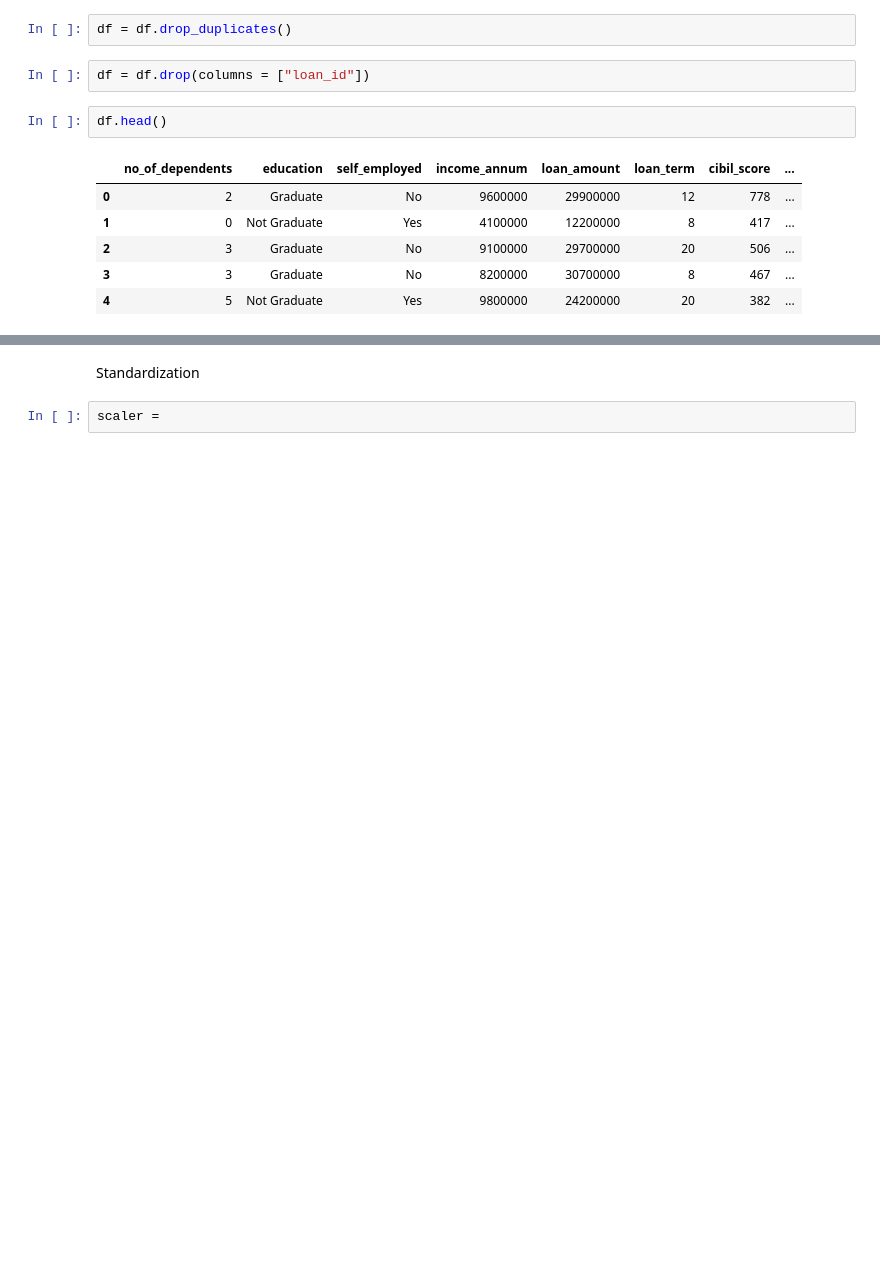
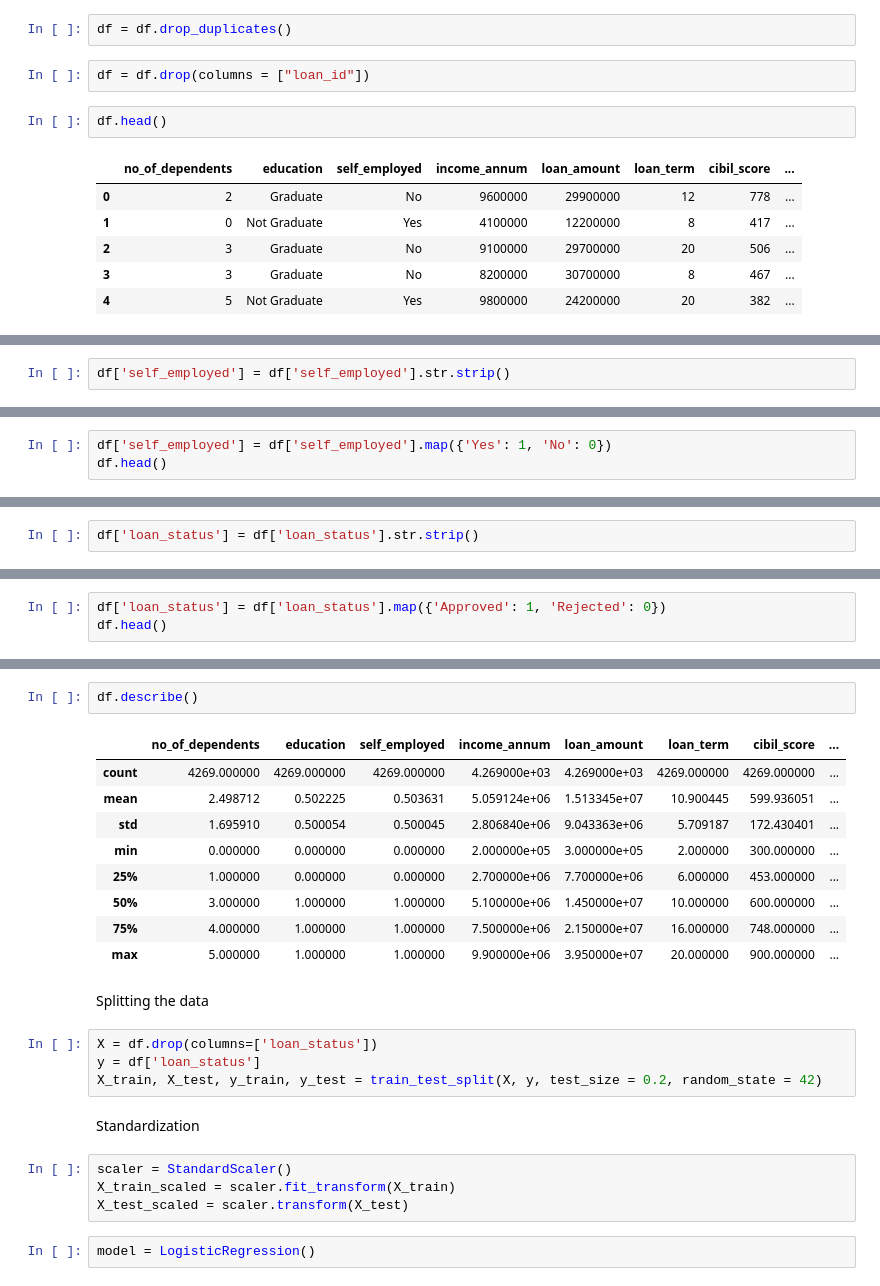
Before and after one commit to TarunaBV/Loan-Approval-Prediction, a Jupyter notebook: prediction.ipynb, the cells around one changed output, grey strips where cells are left out. Cells and saved outputs as stored; diff of their text form; blank space fills up the shorter version.

```diff
--- a/prediction.ipynb
+++ b/prediction.ipynb
@@ -73,0 +101,2 @@ df = df
+# %%
+df['self_employed'] = df['self_employed'].str.strip()
@@ -73,0 +107,3 @@ df = df
+# %%
+df['self_employed'] = df['self_employed'].map({'Yes': 1, 'No': 0})
+df.head()
@@ -73,0 +121,2 @@ df = df
+# %%
+df['loan_status'] = df['loan_status'].str.strip()
@@ -73,0 +127,3 @@ df = df
+# %%
+df['loan_status'] = df['loan_status'].map({'Approved': 1, 'Rejected': 0})
+df.head()
@@ -74,4 +137,26 @@ df = df
+# %%
+df.describe()
+# %% [output]
+|  | no_of_dependents | education | self_employed | income_annum | loan_amount | loan_term | cibil_score | ... |
+| count | 4269.000000 | 4269.000000 | 4269.000000 | 4.269000e+03 | 4.269000e+03 | 4269.000000 | 4269.000000 | ... |
+| mean | 2.498712 | 0.502225 | 0.503631 | 5.059124e+06 | 1.513345e+07 | 10.900445 | 599.936051 | ... |
+| std | 1.695910 | 0.500054 | 0.500045 | 2.806840e+06 | 9.043363e+06 | 5.709187 | 172.430401 | ... |
+| min | 0.000000 | 0.000000 | 0.000000 | 2.000000e+05 | 3.000000e+05 | 2.000000 | 300.000000 | ... |
+| 25% | 1.000000 | 0.000000 | 0.000000 | 2.700000e+06 | 7.700000e+06 | 6.000000 | 453.000000 | ... |
+| 50% | 3.000000 | 1.000000 | 1.000000 | 5.100000e+06 | 1.450000e+07 | 10.000000 | 600.000000 | ... |
+| 75% | 4.000000 | 1.000000 | 1.000000 | 7.500000e+06 | 2.150000e+07 | 16.000000 | 748.000000 | ... |
+| max | 5.000000 | 1.000000 | 1.000000 | 9.900000e+06 | 3.950000e+07 | 20.000000 | 900.000000 | ... |
 # %% [markdown]
-Standardization
+Splitting the data
 # %%
-scaler =
+X = df.drop(columns=['loan_status'])
+y = df['loan_status']
+X_train, X_test, y_train, y_test = train_test_split(X, y, test_size = 0.2, random_state = 42)
+# %% [markdown]
+Standardization
+# %%
+scaler = StandardScaler()
+X_train_scaled = scaler.fit_transform(X_train)
+X_test_scaled = scaler.transform(X_test)
+# %%
+model = LogisticRegression()
```
Also changed, not shown: parts of 18 cells of this notebook.
